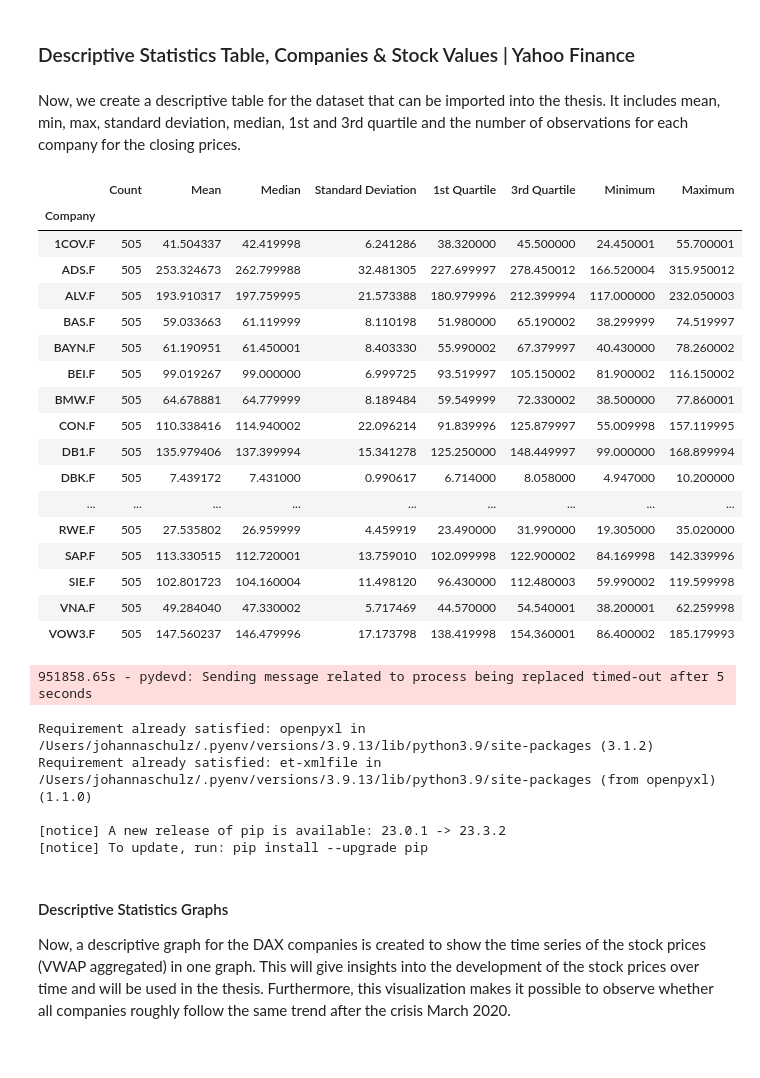
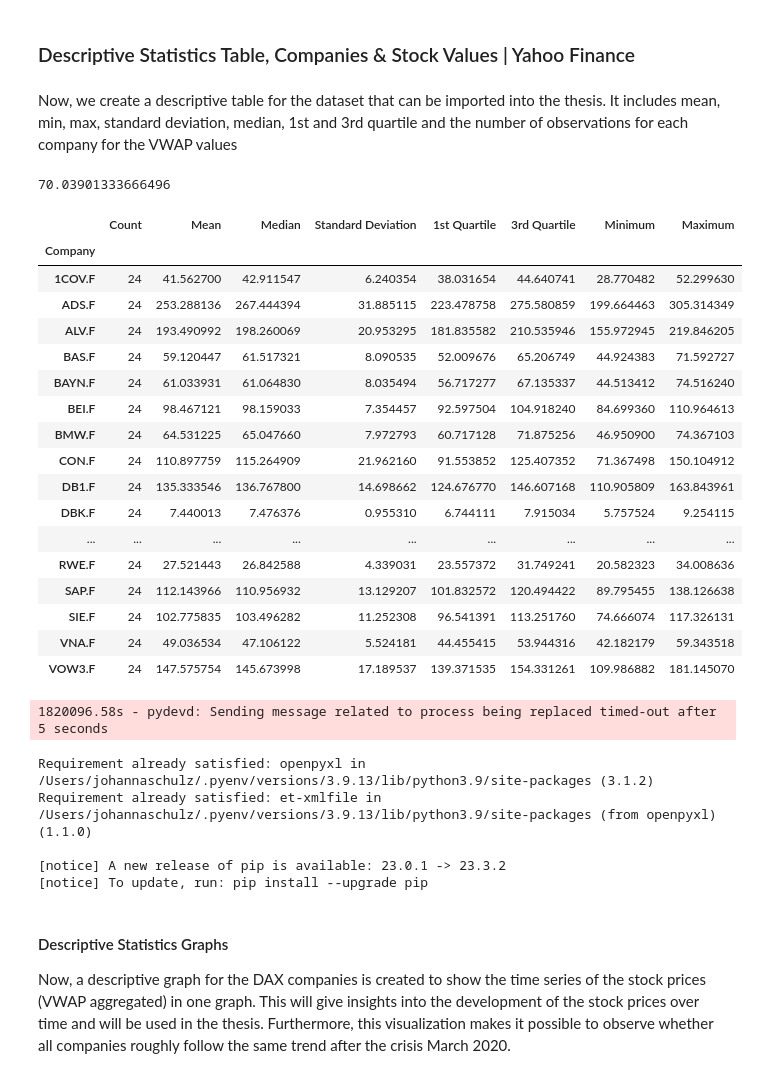
Before and after one commit to johannaschulz/EconometricAnalysis-BrandCrisisModeration-DAX30, a Jupyter notebook: notebooks/test.ipynb, the cells around one changed output. Cells and saved outputs as stored; diff of their text form; code cells hidden in the pictures.

```diff
--- a/notebooks/test.ipynb
+++ b/notebooks/test.ipynb
@@ -379,46 +377,51 @@ monthly_vwap_dataset.to_csv('../outputs/monthly_vwap_dataset.csv', index=False)
 # %% [markdown]
 ### Descriptive Statistics Table, Companies & Stock Values | Yahoo Finance
 # %% [markdown]
-Now, we create a descriptive table for the dataset that can be imported into the thesis. It includes mean, min, max, standard deviation, median, 1st and 3rd quartile and the number of observations for each company for the closing prices.
+Now, we create a descriptive table for the dataset that can be imported into the thesis. It includes mean, min, max, standard deviation, median, 1st and 3rd quartile and the number of observations for each company for the VWAP values
+# %%
+monthly_vwap_dataset['VWAP'].describe()
+monthly_vwap_dataset['VWAP'].median()
+# %% [output]
+70.03901333666496
 # %%
-# Group by 'Company' and calculate descriptive statistics for 'Close' price
-descriptive_stats = dataset.groupby('Company')['Close'].describe(percentiles=[.25, .5, .75])
+# Group by 'Company' and calculate descriptive statistics for 'VWAP'
+descriptive_stats = monthly_vwap_dataset.groupby('Company')['VWAP'].describe(percentiles=[.25, .5, .75])
 
 # Adding number of observations
-descriptive_stats['count'] = dataset.groupby('Company')['Close'].count()
+descriptive_stats['count'] = monthly_vwap_dataset.groupby('Company')['VWAP'].count()
 
 # Renaming percentiles for clarity
 descriptive_stats.rename(columns={'25%': '1st Quartile', '50%': 'Median', '75%': '3rd Quartile', 'count': 'Count', 'mean': 'Mean', 'min': 'Minimum', 'max': 'Maximum'}, inplace=True)
 
 # Adding standard deviation
-descriptive_stats['std_dev'] = dataset.groupby('Company')['Close'].std()
+descriptive_stats['std_dev'] = monthly_vwap_dataset.groupby('Company')['VWAP'].std()
 
 descriptive_stats.rename(columns={'std_dev': 'Standard Deviation'}, inplace=True)
 
 # Reordering columns as per your requirement
 descriptive_stats = descriptive_stats[['Count', 'Mean', 'Median', 'Standard Deviation','1st Quartile', '3rd Quartile', 'Minimum',  'Maximum']]
 
 # Print the table
 descriptive_stats
 # %% [output]
 |  | Count | Mean | Median | Standard Deviation | 1st Quartile | 3rd Quartile | Minimum | Maximum |
 | Company |  |  |  |  |  |  |  |  |
-| 1COV.F | 505 | 41.504337 | 42.419998 | 6.241286 | 38.320000 | 45.500000 | 24.450001 | 55.700001 |
-| ADS.F | 505 | 253.324673 | 262.799988 | 32.481305 | 227.699997 | 278.450012 | 166.520004 | 315.950012 |
-| ALV.F | 505 | 193.910317 | 197.759995 | 21.573388 | 180.979996 | 212.399994 | 117.000000 | 232.050003 |
-| BAS.F | 505 | 59.033663 | 61.119999 | 8.110198 | 51.980000 | 65.190002 | 38.299999 | 74.519997 |
-| BAYN.F | 505 | 61.190951 | 61.450001 | 8.403330 | 55.990002 | 67.379997 | 40.430000 | 78.260002 |
-| BEI.F | 505 | 99.019267 | 99.000000 | 6.999725 | 93.519997 | 105.150002 | 81.900002 | 116.150002 |
-| BMW.F | 505 | 64.678881 | 64.779999 | 8.189484 | 59.549999 | 72.330002 | 38.500000 | 77.860001 |
-| CON.F | 505 | 110.338416 | 114.940002 | 22.096214 | 91.839996 | 125.879997 | 55.009998 | 157.119995 |
-| DB1.F | 505 | 135.979406 | 137.399994 | 15.341278 | 125.250000 | 148.449997 | 99.000000 | 168.899994 |
-| DBK.F | 505 | 7.439172 | 7.431000 | 0.990617 | 6.714000 | 8.058000 | 4.947000 | 10.200000 |
+| 1COV.F | 24 | 41.562700 | 42.911547 | 6.240354 | 38.031654 | 44.640741 | 28.770482 | 52.299630 |
+| ADS.F | 24 | 253.288136 | 267.444394 | 31.885115 | 223.478758 | 275.580859 | 199.664463 | 305.314349 |
+| ALV.F | 24 | 193.490992 | 198.260069 | 20.953295 | 181.835582 | 210.535946 | 155.972945 | 219.846205 |
+| BAS.F | 24 | 59.120447 | 61.517321 | 8.090535 | 52.009676 | 65.206749 | 44.924383 | 71.592727 |
+| BAYN.F | 24 | 61.033931 | 61.064830 | 8.035494 | 56.717277 | 67.135337 | 44.513412 | 74.516240 |
+| BEI.F | 24 | 98.467121 | 98.159033 | 7.354457 | 92.597504 | 104.918240 | 84.699360 | 110.964613 |
+| BMW.F | 24 | 64.531225 | 65.047660 | 7.972793 | 60.717128 | 71.875256 | 46.950900 | 74.367103 |
+| CON.F | 24 | 110.897759 | 115.264909 | 21.962160 | 91.553852 | 125.407352 | 71.367498 | 150.104912 |
+| DB1.F | 24 | 135.333546 | 136.767800 | 14.698662 | 124.676770 | 146.607168 | 110.905809 | 163.843961 |
+| DBK.F | 24 | 7.440013 | 7.476376 | 0.955310 | 6.744111 | 7.915034 | 5.757524 | 9.254115 |
 | ... | ... | ... | ... | ... | ... | ... | ... | ... |
-| RWE.F | 505 | 27.535802 | 26.959999 | 4.459919 | 23.490000 | 31.990000 | 19.305000 | 35.020000 |
-| SAP.F | 505 | 113.330515 | 112.720001 | 13.759010 | 102.099998 | 122.900002 | 84.169998 | 142.339996 |
-| SIE.F | 505 | 102.801723 | 104.160004 | 11.498120 | 96.430000 | 112.480003 | 59.990002 | 119.599998 |
-| VNA.F | 505 | 49.284040 | 47.330002 | 5.717469 | 44.570000 | 54.540001 | 38.200001 | 62.259998 |
-| VOW3.F | 505 | 147.560237 | 146.479996 | 17.173798 | 138.419998 | 154.360001 | 86.400002 | 185.179993 |
+| RWE.F | 24 | 27.521443 | 26.842588 | 4.339031 | 23.557372 | 31.749241 | 20.582323 | 34.008636 |
+| SAP.F | 24 | 112.143966 | 110.956932 | 13.129207 | 101.832572 | 120.494422 | 89.795455 | 138.126638 |
+| SIE.F | 24 | 102.775835 | 103.496282 | 11.252308 | 96.541391 | 113.251760 | 74.666074 | 117.326131 |
+| VNA.F | 24 | 49.036534 | 47.106122 | 5.524181 | 44.455415 | 53.944316 | 42.182179 | 59.343518 |
+| VOW3.F | 24 | 147.575754 | 145.673998 | 17.189537 | 139.371535 | 154.331261 | 109.986882 | 181.145070 |
 # %%
 !pip install openpyxl
 
@@ -426,7 +429,7 @@ descriptive_stats
 # Export the table to a excel file and round up to three decimal places
 descriptive_stats.round(3).to_excel('../outputs/descriptive_stats.xlsx', float_format="%.3f")
 # %% [output]
-951858.65s - pydevd: Sending message related to process being replaced timed-out after 5 seconds
+1820096.58s - pydevd: Sending message related to process being replaced timed-out after 5 seconds
 Requirement already satisfied: openpyxl in /Users/johannaschulz/.pyenv/versions/3.9.13/lib/python3.9/site-packages (3.1.2)
 Requirement already satisfied: et-xmlfile in /Users/johannaschulz/.pyenv/versions/3.9.13/lib/python3.9/site-packages (from openpyxl) (1.1.0)
 
```
Also changed, not shown: parts of 2 cells of this notebook, 5 other files.
